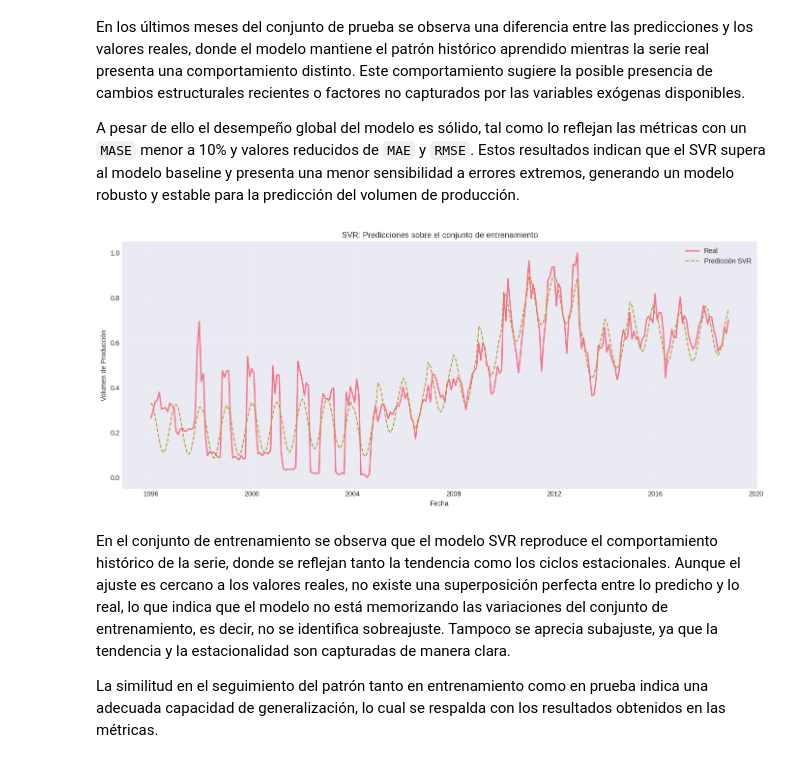
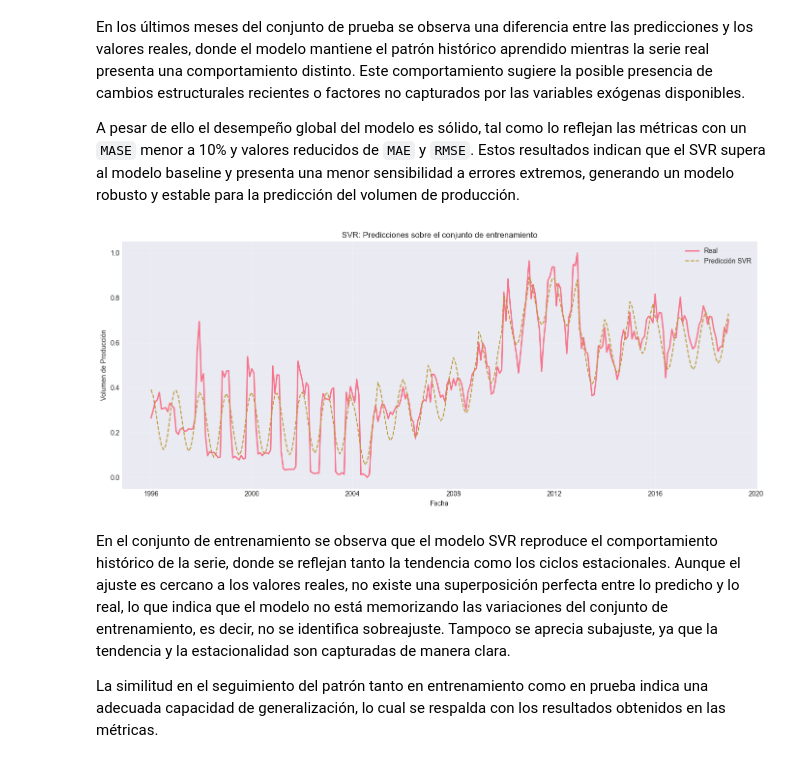
Before and after one commit to juan-pablo-lopez/tc5035-ene26-equipo29, a Jupyter notebook: Avance4.Equipo29.ipynb, the cells around one changed output. Saved outputs shown, nothing was run; the diff lists cells and outputs as text; code cells hidden in the pictures.

Commit message:
Tuneo de hiperparametros SVR y MLP con GridSearch

```diff
--- a/Avance4.Equipo29.ipynb
+++ b/Avance4.Equipo29.ipynb
@@ -960,14 +958,27 @@ Por lo que se genero el siguiente modelo.
-# %%
-# Definir modelo
-svr_model = SVR(
-                kernel='rbf',
-                C=100,
-                epsilon=0.01,
-                gamma= 0.001
-               )
-
-# Entrenamiento
-svr_model.fit(X_train, y_train)
-
-# Predicción
-y_svr = svr_model.predict(X_test)
+# %%
+# Busqueda de los mejores parámetros
+tscv = TimeSeriesSplit(n_splits=5) # Numero de divisiones
+
+# Parámetros
+param_grid = {
+              "C": [0.1, 1, 10, 50, 100],
+              "gamma": ['scale', 0.1, 0.01, 0.001],
+              "epsilon": [0.01, 0.05, 0.1, 0.2]
+               }
+
+# GridSearchCV para obtener mejores parámetros
+grid_svr = GridSearchCV(
+                        SVR(kernel='rbf'),
+                        param_grid,
+                        cv=tscv,
+                        scoring='neg_root_mean_squared_error'
+                        )
+
+# Entrenamiento con búsqueda
+grid_svr.fit(X_train, y_train)
+
+# Mejor modelo encontrado
+best_svr = grid_svr.best_estimator_
+
+print("Mejores parámetros encontrados:")
+print(grid_svr.best_params_)
@@ -978,7 +1022,7 @@ Una de las principales ventajas del SVR es su buen desempeño en conjuntos de en
 # %%
 # Tiempo de entrenemiento de SVR
 inicio = time.time()
-svr_model.fit(X_train, y_train)
+best_svr.fit(X_train, y_train)
 fin = time.time()
 
 print("Tiempo SVR:", fin - inicio, "segundos")
@@ -1046,20 +1066,20 @@ A pesar de ello el desempeño global del modelo es sólido, tal como lo reflejan
 # %%
 # SVR: Predicciones sobre conjunto de entrenamiento
 
-y_train_pred_svr = svr_model.predict(X_train)
+y_train_pred_svr = best_svr.predict(X_train)
 
 plt.figure(figsize=(14, 6))
 plt.plot(y_train.index, y_train.values, label='Real', linewidth=2)
 plt.plot(y_train.index, y_train_pred_svr, label='Predicción SVR', linestyle='--')
 plt.xlabel('Fecha')
 plt.ylabel('Volumen de Producción')
 plt.title('SVR: Predicciones sobre el conjunto de entrenamiento')
 plt.legend()
 plt.grid(True, alpha=0.3)
 plt.tight_layout()
 plt.show()
 # %% [output]
-[figure, old version]
+[figure, new version]
 # %% [markdown]
 En el conjunto de entrenamiento se observa que el modelo SVR reproduce el comportamiento histórico de la serie, donde se reflejan tanto la tendencia como los ciclos estacionales. Aunque el ajuste es cercano a los valores reales, no existe una superposición perfecta entre lo predicho y lo real, lo que indica que el modelo no está memorizando las variaciones del conjunto de entrenamiento, es decir, no se identifica sobreajuste. Tampoco se aprecia subajuste, ya que la tendencia y la estacionalidad son capturadas de manera clara.
 
```
Also changed, not shown: parts of 49 cells of this notebook.
